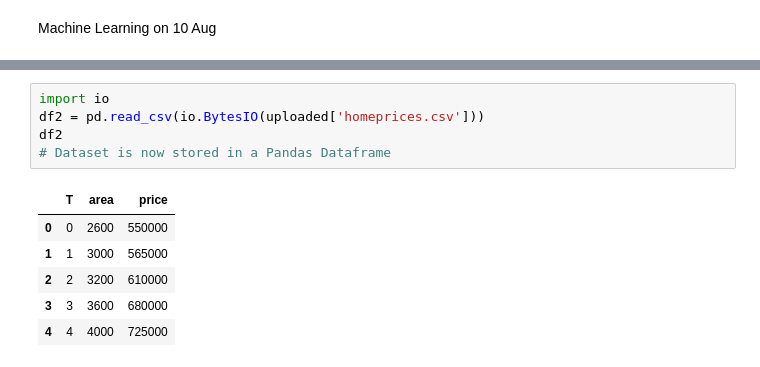
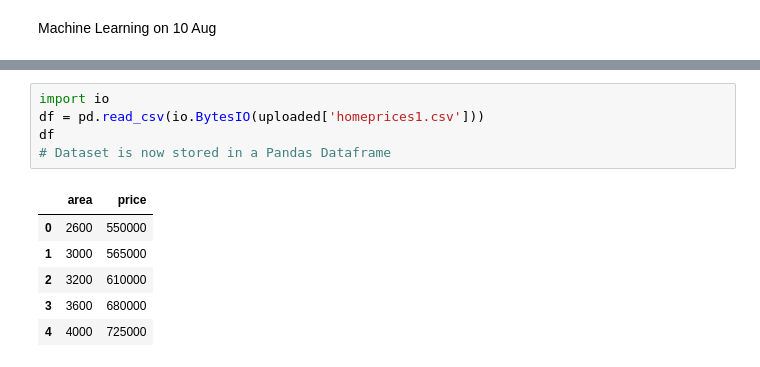
Before and after one commit to Homedepot5/DataScience, a Jupyter notebook: MLTEST1.ipynb, the cells around one changed output, grey strips where cells are left out. Saved outputs shown, nothing was run; the diff lists cells and outputs as text.

```diff
--- a/MLTEST1.ipynb
+++ b/MLTEST1.ipynb
@@ -17,12 +16,12 @@ Saving homeprices.csv to homeprices.csv
 # %%
 import io
-df2 = pd.read_csv(io.BytesIO(uploaded['homeprices.csv']))
-df2
+df = pd.read_csv(io.BytesIO(uploaded['homeprices1.csv']))
+df
 # Dataset is now stored in a Pandas Dataframe
 # %% [output]
-|  | T | area | price |
-| 0 | 0 | 2600 | 550000 |
-| 1 | 1 | 3000 | 565000 |
-| 2 | 2 | 3200 | 610000 |
-| 3 | 3 | 3600 | 680000 |
-| 4 | 4 | 4000 | 725000 |
+|  | area | price |
+| 0 | 2600 | 550000 |
+| 1 | 3000 | 565000 |
+| 2 | 3200 | 610000 |
+| 3 | 3600 | 680000 |
+| 4 | 4000 | 725000 |
```
Also changed, not shown: parts of 18 cells of this notebook.
